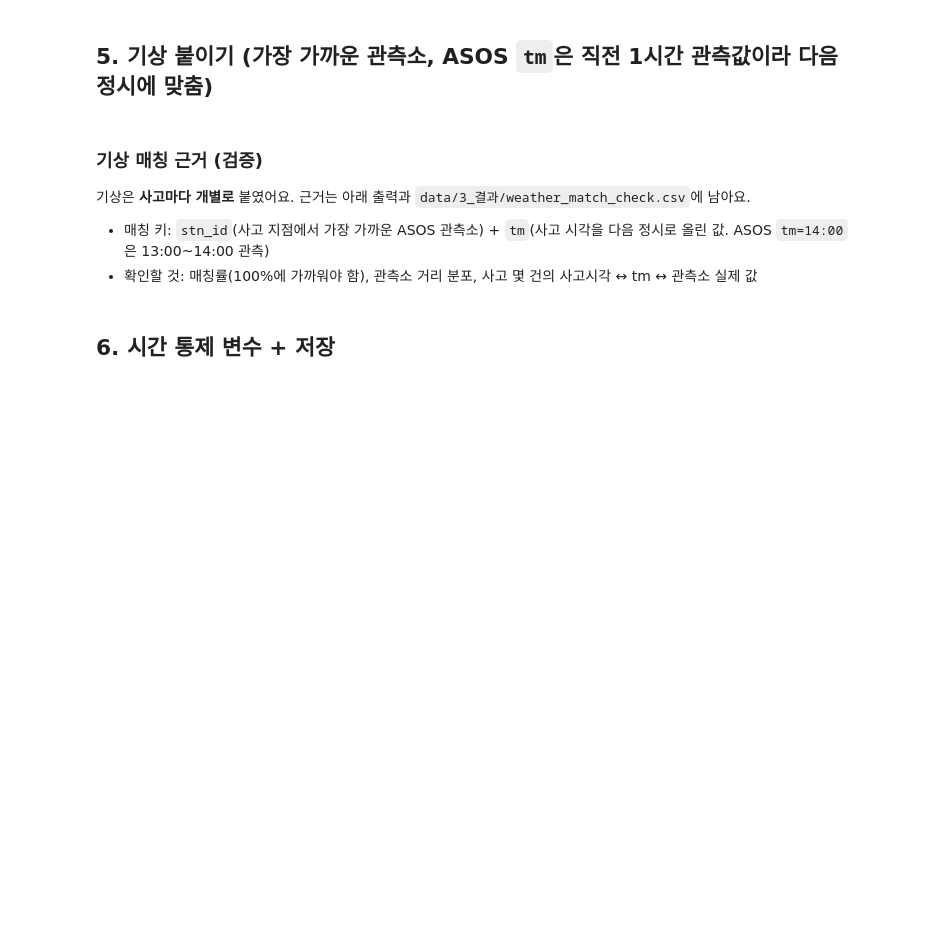
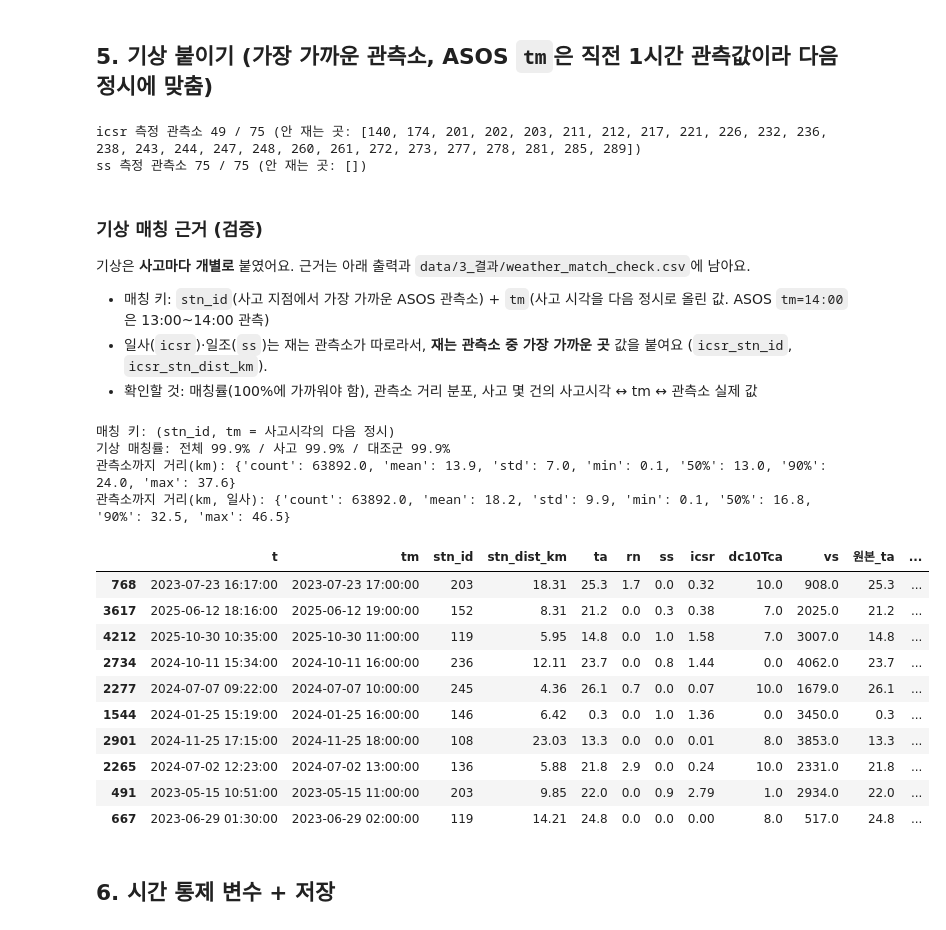
Before and after one commit to Nunchi-ML/Nunchi-ML_AI, a Jupyter notebook: notebooks/experiments/tunnel_adaptation/05_build_table.ipynb, the cells around one changed output. Cells and saved outputs as stored; diff of their text form; code cells hidden in the pictures; blank space fills up the shorter version.

```diff
--- a/notebooks/experiments/tunnel_adaptation/05_build_table.ipynb
+++ b/notebooks/experiments/tunnel_adaptation/05_build_table.ipynb
@@ -181,28 +211,65 @@ df["stn_id"] = stations.stn_id.to_numpy()[idx[:, 0]]
 df["stn_dist_km"] = dist[:, 0] * 6371                               # 지점 → 관측소 거리
 df["tm"] = df.t.dt.floor("h") + pd.Timedelta(hours=1)             # 매칭 키: (관측소, 다음 정시)
 df = df.merge(weather, on=["stn_id", "tm"], how="left")
-df["contrast_entry"] = df.icsr * df.tunnel_zone.isin(["진입전150", "경계100"])
+
+# 일사(icsr)·일조(ss)는 모든 관측소가 재지 않아요. 안 재는 관측소는 낮에도 0으로만 찍혀서 "깜깜함"으로 오해돼요.
+# → 한낮(11~15시)에 한 번이라도 0보다 큰 값이 나온 관측소만 '측정 관측소'로 보고, 그중 가장 가까운 곳 값을 따로 붙여요.
+midday = weather[weather.tm.dt.hour.between(11, 15)]
+for col in ["icsr", "ss"]:
+    measured = midday.groupby("stn_id")[col].max().gt(0)
+    st = stations[stations.stn_id.isin(measured[measured].index)]
+    print(f"{col} 측정 관측소 {len(st)} / {len(stations)} (안 재는 곳: {sorted(set(stations.stn_id) - set(st.stn_id))})")
+    d2, i2 = BallTree(np.radians(st[["stn_lat", "stn_lon"]]), metric="haversine").query(np.radians(df[["lat", "lon"]]), k=1)
+    df[f"{col}_stn_id"] = st.stn_id.to_numpy()[i2[:, 0]]
+    df[f"{col}_stn_dist_km"] = d2[:, 0] * 6371
+    v = weather[["stn_id", "tm", col]].rename(columns={"stn_id": f"{col}_stn_id"})
+    df = df.drop(columns=col).merge(v, on=[f"{col}_stn_id", "tm"], how="left")
+df["contrast_entry"] = df.icsr * df.tunnel_zone.isin(["진입전", "경계부"])
+# %% [output]
+icsr 측정 관측소 49 / 75 (안 재는 곳: [140, 174, 201, 202, 203, 211, 212, 217, 221, 226, 232, 236, 238, 243, 244, 247, 248, 260, 261, 272, 273, 277, 278, 281, 285, 289])
+ss 측정 관측소 75 / 75 (안 재는 곳: [])
 # %% [markdown]
 ### 기상 매칭 근거 (검증)
 기상은 **사고마다 개별로** 붙였어요. 근거는 아래 출력과 `data/3_결과/weather_match_check.csv`에 남아요.
 - 매칭 키: `stn_id`(사고 지점에서 가장 가까운 ASOS 관측소) + `tm`(사고 시각을 다음 정시로 올린 값. ASOS `tm=14:00`은 13:00~14:00 관측)
+- 일사(`icsr`)·일조(`ss`)는 재는 관측소가 따로라서, **재는 관측소 중 가장 가까운 곳** 값을 붙여요 (`icsr_stn_id`, `icsr_stn_dist_km`).
 - 확인할 것: 매칭률(100%에 가까워야 함), 관측소 거리 분포, 사고 몇 건의 사고시각 ↔ tm ↔ 관측소 실제 값
 # %%
 matched = df.ta.notna()
 print("매칭 키: (stn_id, tm = 사고시각의 다음 정시)")
 print(f"기상 매칭률: 전체 {matched.mean():.1%} / 사고 {matched[df.y == 1].mean():.1%} / 대조군 {matched[df.y == 0].mean():.1%}")
 print("관측소까지 거리(km):", df.stn_dist_km.describe(percentiles=[.5, .9]).round(1).to_dict())
 
 # 사고 샘플: 원래 사고시각, 매칭된 관측 시각, 관측소, 거리, 실제 관측값
 sample = df[df.y == 1].sample(min(10, (df.y == 1).sum()), random_state=0)[
     ["t", "tm", "stn_id", "stn_dist_km", "ta", "rn", "ss", "icsr", "dc10Tca", "vs"]]
 # 원본 ASOS 파일에서 같은 (관측소, 시각) 값을 다시 찾아 붙은 값과 같은지 대조
 raw = weather.set_index(["stn_id", "tm"])
 sample["원본_ta"] = [raw.ta.get((s, t), np.nan) for s, t in zip(sample.stn_id, sample.tm)]
 sample["일치"] = (sample.ta == sample.원본_ta) | (sample.ta.isna() & sample.원본_ta.isna())
-df[df.y == 1][["t", "tm", "stn_id", "stn_dist_km", "ta", "ss", "icsr", "dc10Tca", "vs"]].to_csv(
+chk = df[df.y == 1][["case_id", "t", "tm", "stn_id", "stn_dist_km", "icsr_stn_id", "icsr_stn_dist_km",
+                    "ta", "rn", "dsnw", "ss", "icsr", "dc10Tca", "vs"]].copy()
+chk["사고_날씨"] = acc.날씨.to_numpy()[chk.case_id]   # 사고 데이터에 적힌 날씨와 ASOS 값을 나란히 비교 (case_id = acc 행 번호)
+chk.to_csv(
     RESULT / "weather_match_check.csv", index=False, encoding="utf-8-sig")
+print("관측소까지 거리(km, 일사):", df.icsr_stn_dist_km.describe(percentiles=[.5, .9]).round(1).to_dict())
 sample.round(2)
+# %% [output]
+매칭 키: (stn_id, tm = 사고시각의 다음 정시)
+기상 매칭률: 전체 99.9% / 사고 99.9% / 대조군 99.9%
+관측소까지 거리(km): {'count': 63892.0, 'mean': 13.9, 'std': 7.0, 'min': 0.1, '50%': 13.0, '90%': 24.0, 'max': 37.6}
+관측소까지 거리(km, 일사): {'count': 63892.0, 'mean': 18.2, 'std': 9.9, 'min': 0.1, '50%': 16.8, '90%': 32.5, 'max': 46.5}
+|  | t | tm | stn_id | stn_dist_km | ta | rn | ss | icsr | dc10Tca | vs | 원본_ta | ... |
+| 768 | 2023-07-23 16:17:00 | 2023-07-23 17:00:00 | 203 | 18.31 | 25.3 | 1.7 | 0.0 | 0.32 | 10.0 | 908.0 | 25.3 | ... |
+| 3617 | 2025-06-12 18:16:00 | 2025-06-12 19:00:00 | 152 | 8.31 | 21.2 | 0.0 | 0.3 | 0.38 | 7.0 | 2025.0 | 21.2 | ... |
+| 4212 | 2025-10-30 10:35:00 | 2025-10-30 11:00:00 | 119 | 5.95 | 14.8 | 0.0 | 1.0 | 1.58 | 7.0 | 3007.0 | 14.8 | ... |
+| 2734 | 2024-10-11 15:34:00 | 2024-10-11 16:00:00 | 236 | 12.11 | 23.7 | 0.0 | 0.8 | 1.44 | 0.0 | 4062.0 | 23.7 | ... |
+| 2277 | 2024-07-07 09:22:00 | 2024-07-07 10:00:00 | 245 | 4.36 | 26.1 | 0.7 | 0.0 | 0.07 | 10.0 | 1679.0 | 26.1 | ... |
+| 1544 | 2024-01-25 15:19:00 | 2024-01-25 16:00:00 | 146 | 6.42 | 0.3 | 0.0 | 1.0 | 1.36 | 0.0 | 3450.0 | 0.3 | ... |
+| 2901 | 2024-11-25 17:15:00 | 2024-11-25 18:00:00 | 108 | 23.03 | 13.3 | 0.0 | 0.0 | 0.01 | 8.0 | 3853.0 | 13.3 | ... |
+| 2265 | 2024-07-02 12:23:00 | 2024-07-02 13:00:00 | 136 | 5.88 | 21.8 | 2.9 | 0.0 | 0.24 | 10.0 | 2331.0 | 21.8 | ... |
+| 491 | 2023-05-15 10:51:00 | 2023-05-15 11:00:00 | 203 | 9.85 | 22.0 | 0.0 | 0.9 | 2.79 | 1.0 | 2934.0 | 22.0 | ... |
+| 667 | 2023-06-29 01:30:00 | 2023-06-29 02:00:00 | 119 | 14.21 | 24.8 | 0.0 | 0.0 | 0.00 | 8.0 | 517.0 | 24.8 | ... |
 # %% [markdown]
 ## 6. 시간 통제 변수 + 저장
 # %% [markdown]
```
Also changed, not shown: parts of 15 cells of this notebook, 18 other files.
